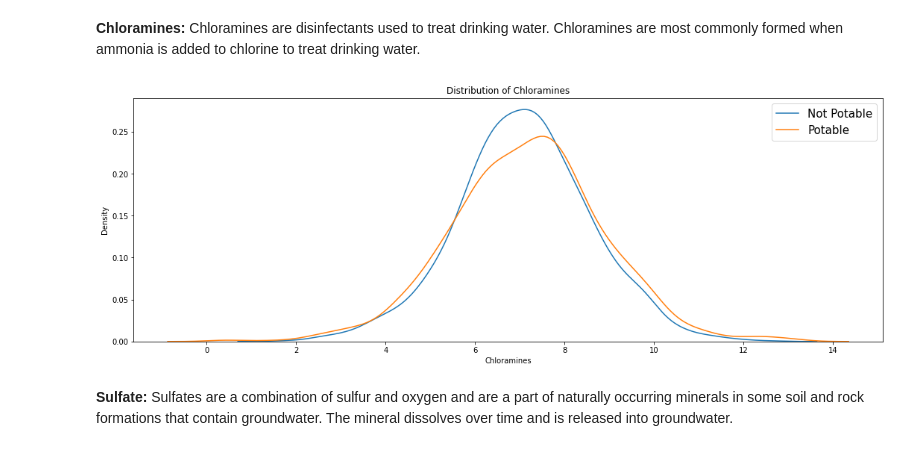
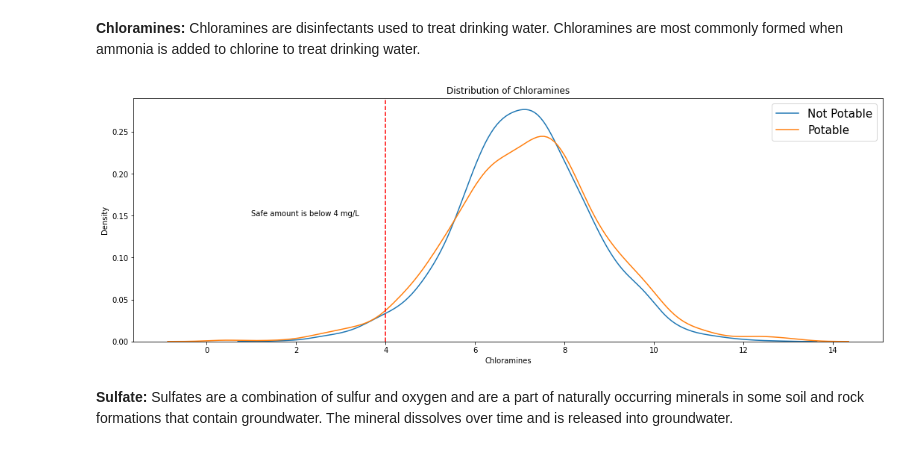
Before and after one commit to richardkhonan0797/Intro-Data-Science, a Jupyter notebook: Final_Project.ipynb, the cells around one changed output. Cells and saved outputs as stored; diff of their text form; code cells hidden in the pictures.

```diff
--- a/Final_Project.ipynb
+++ b/Final_Project.ipynb
@@ -117,15 +128,17 @@ plt.show()
 # %%
 not_potable = df[df["Potability"] == 0]
 potable = df[df["Potability"] == 1]
 
 plt.figure(figsize=(18, 6))
 plt.title("Distribution of Chloramines")
 sns.kdeplot(not_potable["Chloramines"], label="Not Potable")
 sns.kdeplot(potable["Chloramines"], label="Potable")
+plt.axvline(x=4, linestyle="--", color="r")
+plt.annotate("Safe amount is below 4 mg/L", xy=(1, 0.15))
 plt.legend(prop=dict(size=15))
 plt.show()
 # %% [output]
-[figure, old version]
+[figure, new version]
 # %% [markdown]
 <b>Sulfate: </b>Sulfates are a combination of sulfur and oxygen and are a part of naturally occurring minerals in some soil and rock formations that contain groundwater. The mineral dissolves over time and is released into groundwater.
 # %%
```
Also changed, not shown: parts of 19 cells of this notebook.
